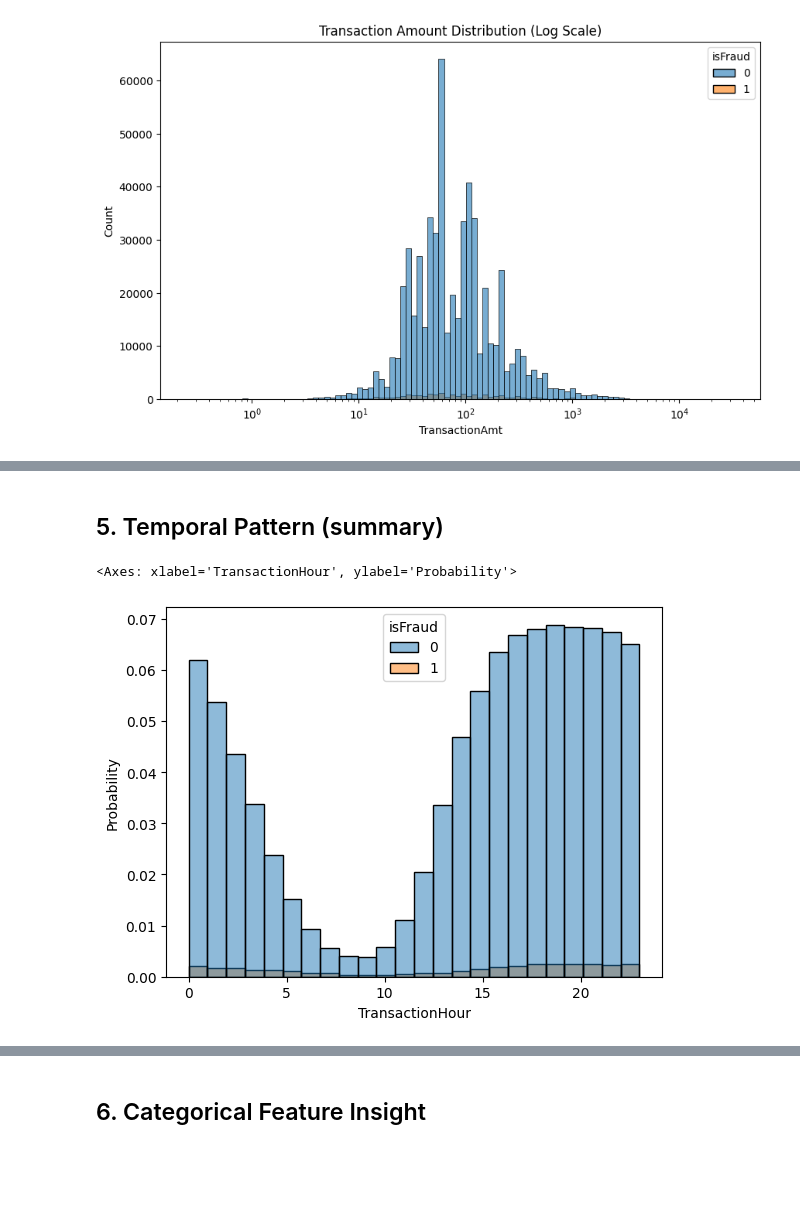
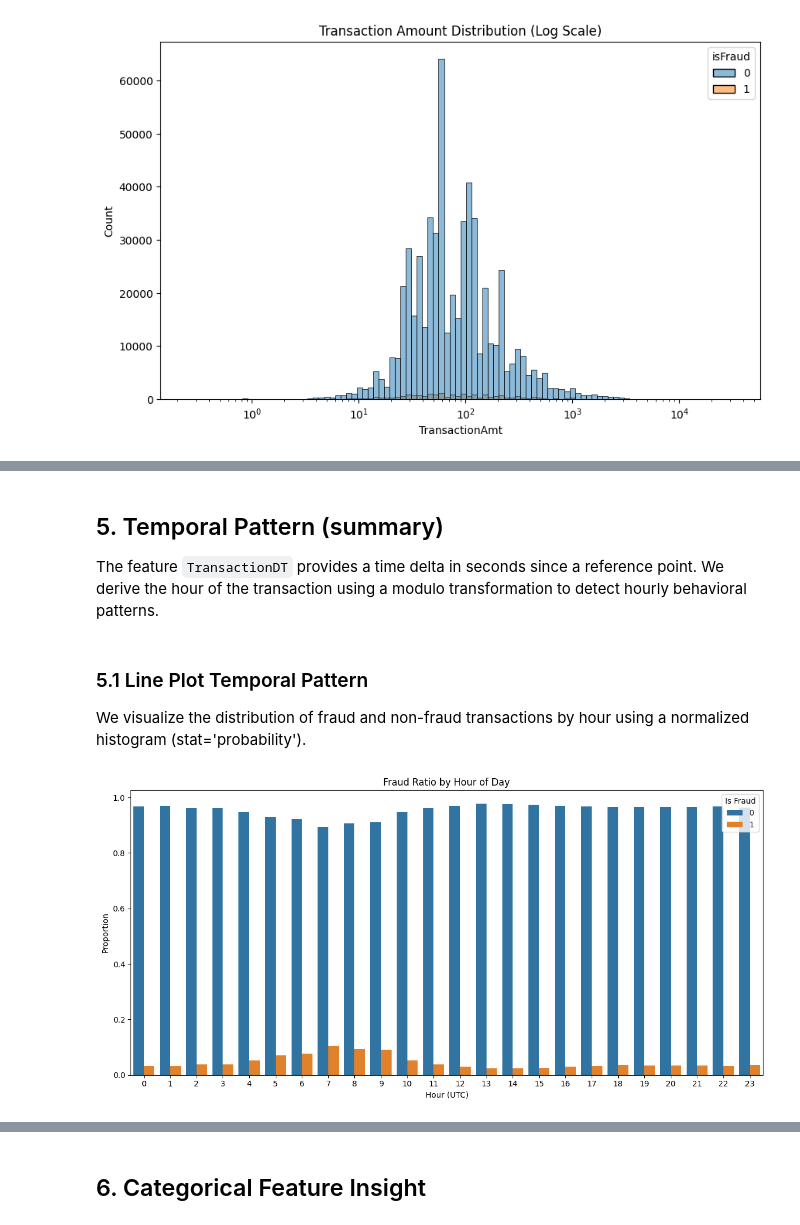
Before and after one commit to alexmatiasas/Fraud-Detection-with-ML, a Jupyter notebook: notebooks/01a_EDA_summary_in_Python.ipynb, the cells around one changed output, grey strips where cells are left out. Cells and saved outputs as stored; diff of their text form; code cells hidden in the pictures; blank space fills up the shorter version.

```diff
--- a/notebooks/01a_EDA_summary_in_Python.ipynb
+++ b/notebooks/01a_EDA_summary_in_Python.ipynb
@@ -73,8 +163,38 @@ plt.show()
 # %% [markdown]
 ## 5. Temporal Pattern (summary)
+
+The feature `TransactionDT` provides a time delta in seconds since a reference point. We derive the hour of the transaction using a modulo transformation to detect hourly behavioral patterns.
 # %%
 train_data['TransactionHour'] = (train_data['TransactionDT'] // 3600) % 24
-sns.histplot(data=train_data, x='TransactionHour', hue='isFraud', stat='probability', bins=24)
-# %% [output]
-<Axes: xlabel='TransactionHour', ylabel='Probability'>
-[figure, removed]
+# %% [markdown]
+### 5.1 Line Plot Temporal Pattern
+
+We visualize the distribution of fraud and non-fraud transactions by hour using a normalized histogram (stat='probability').
+# %%
+# Agrupamos y normalizamos
+hourly_dist = (
+    train_data.groupby(['TransactionHour', 'isFraud'])
+    .size()
+    .reset_index(name='count')
+)
+
+# Normalización por hora (proporciones)
+hourly_total = hourly_dist.groupby('TransactionHour')['count'].transform('sum')
+hourly_dist['proportion'] = hourly_dist['count'] / hourly_total
+
+# Gráfico stacked normalized (tipo position="fill" en ggplot2)
+plt.figure(figsize=(12,6))
+sns.barplot(
+    data=hourly_dist,
+    x='TransactionHour',
+    y='proportion',
+    hue='isFraud'
+)
+plt.title("Fraud Ratio by Hour of Day")
+plt.xlabel("Hour (UTC)")
+plt.ylabel("Proportion")
+plt.legend(title="Is Fraud")
+plt.tight_layout()
+plt.show()
+# %% [output]
+[figure, added]
```
Also changed, not shown: parts of 17 cells of this notebook, 2 other files.
